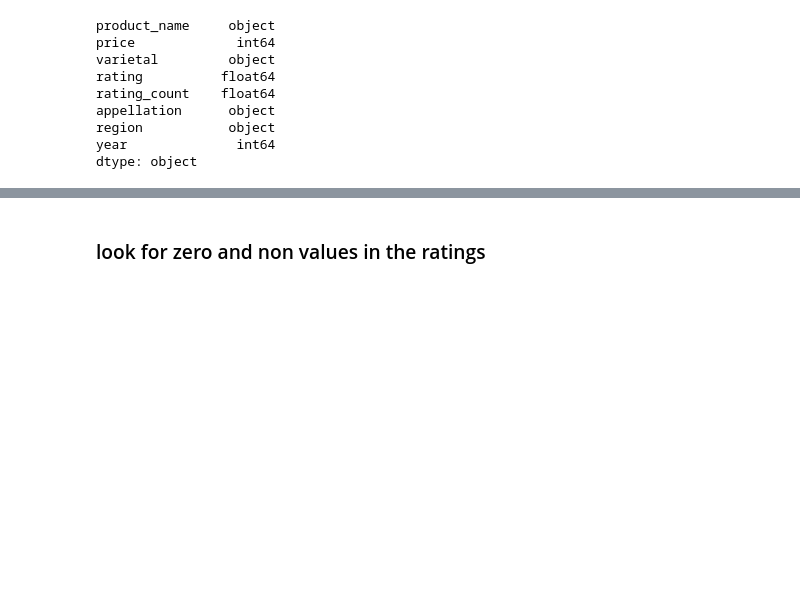
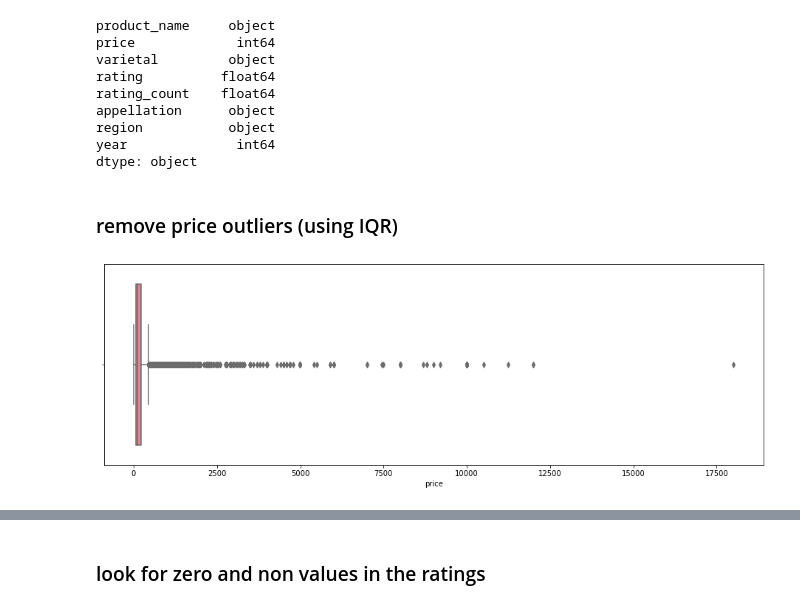
Before and after one commit to cbroomhead/webscraping_wine_project, a Jupyter notebook: wine_scraped_clean.ipynb, the cells around one changed output, grey strips where cells are left out. Saved outputs shown, nothing was run; the diff lists cells and outputs as text; code cells hidden in the pictures; blank space fills up the shorter version.

```diff
--- a/wine_scraped_clean.ipynb
+++ b/wine_scraped_clean.ipynb
@@ -232,3 +233,10 @@ appellation      object
 region           object
 year              int64
 dtype: object
+# %% [markdown]
+### remove price outliers (using IQR)
+# %%
+plt.figure(figsize = [16, 5])
+sb.boxplot(x=df['price']);
+# %% [output]
+[figure, added]
```
Also changed, not shown: parts of 21 cells of this notebook, 2 other files.
